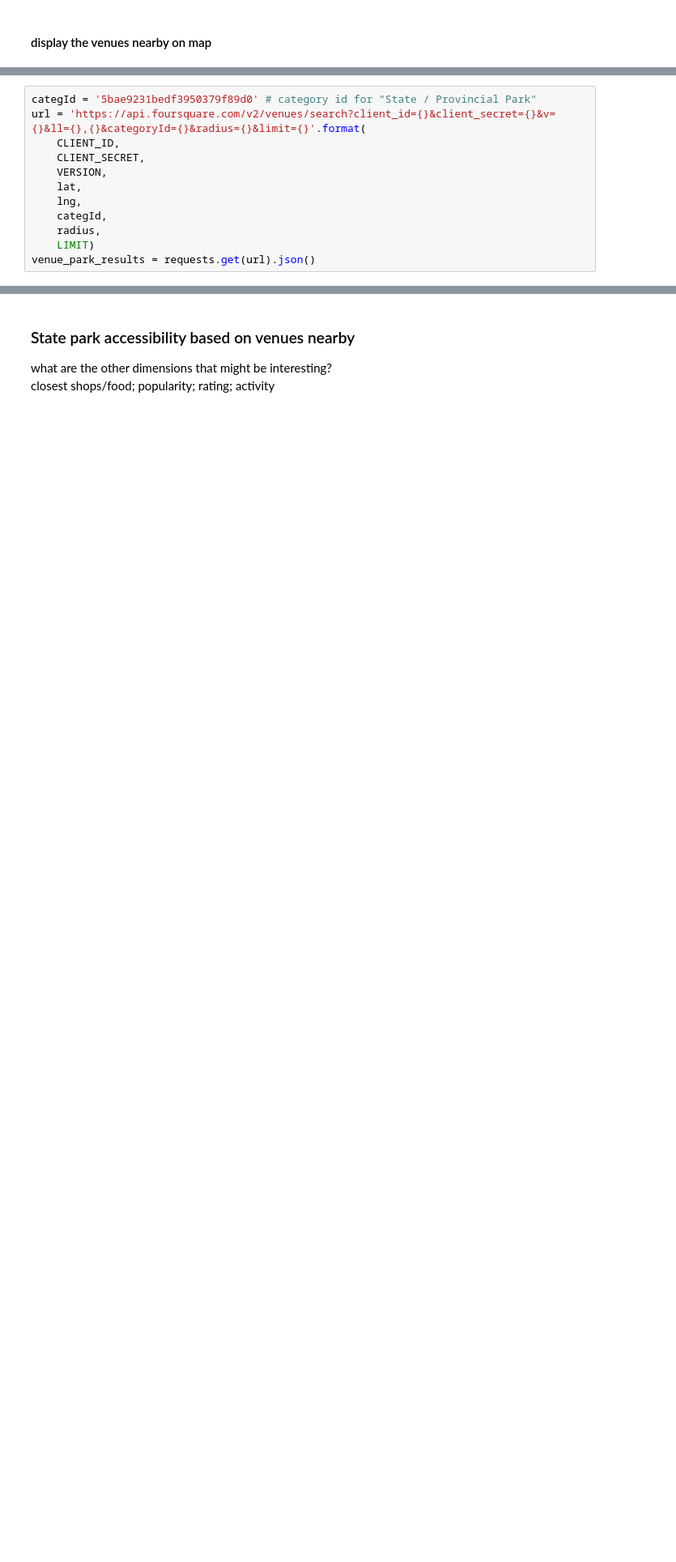
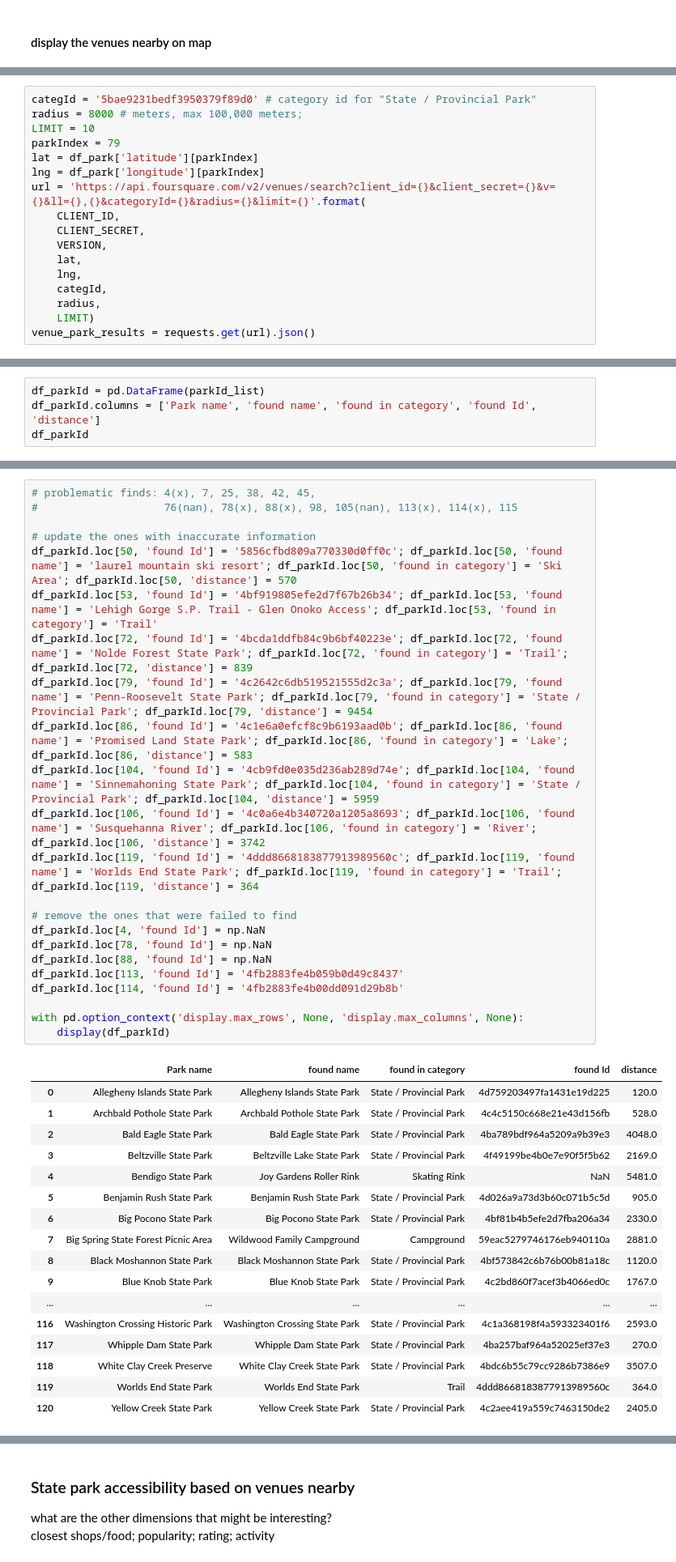
Before and after one commit to qcabel/PA-state-parks, a Jupyter notebook: state_park_PA_foursquare.ipynb, the cells around one changed output, grey strips where cells are left out. Shown at 81% size. Drawn from its saved outputs; the diff is of its cells as text; blank space fills up the shorter version.

```diff
--- a/state_park_PA_foursquare.ipynb
+++ b/state_park_PA_foursquare.ipynb
@@ -231,5 +392,10 @@ map_park
 # %%
 categId = '5bae9231bedf3950379f89d0' # category id for "State / Provincial Park"
+radius = 8000 # meters, max 100,000 meters;
+LIMIT = 10
+parkIndex = 79
+lat = df_park['latitude'][parkIndex]
+lng = df_park['longitude'][parkIndex]
 url = 'https://api.foursquare.com/v2/venues/search?client_id={}&client_secret={}&v={}&ll={},{}&categoryId={}&radius={}&limit={}'.format(
     CLIENT_ID,
     CLIENT_SECRET,
@@ -262,0 +461,4 @@ venue_park_results['response']['venues'][0]
+# %%
+df_parkId = pd.DataFrame(parkId_list)
+df_parkId.columns = ['Park name', 'found name', 'found in category', 'found Id', 'distance']
+df_parkId
@@ -262,0 +483,41 @@ venue_park_results['response']['venues'][0]
+# %%
+# problematic finds: 4(x), 7, 25, 38, 42, 45,
+#                    76(nan), 78(x), 88(x), 98, 105(nan), 113(x), 114(x), 115
+
+# update the ones with inaccurate information
+df_parkId.loc[50, 'found Id'] = '5856cfbd809a770330d0ff0c'; df_parkId.loc[50, 'found name'] = 'laurel mountain ski resort'; df_parkId.loc[50, 'found in category'] = 'Ski Area'; df_parkId.loc[50, 'distance'] = 570
+df_parkId.loc[53, 'found Id'] = '4bf919805efe2d7f67b26b34'; df_parkId.loc[53, 'found name'] = 'Lehigh Gorge S.P. Trail - Glen Onoko Access'; df_parkId.loc[53, 'found in category'] = 'Trail'
+df_parkId.loc[72, 'found Id'] = '4bcda1ddfb84c9b6bf40223e'; df_parkId.loc[72, 'found name'] = 'Nolde Forest State Park'; df_parkId.loc[72, 'found in category'] = 'Trail'; df_parkId.loc[72, 'distance'] = 839
+df_parkId.loc[79, 'found Id'] = '4c2642c6db519521555d2c3a'; df_parkId.loc[79, 'found name'] = 'Penn-Roosevelt State Park'; df_parkId.loc[79, 'found in category'] = 'State / Provincial Park'; df_parkId.loc[79, 'distance'] = 9454
+df_parkId.loc[86, 'found Id'] = '4c1e6a0efcf8c9b6193aad0b'; df_parkId.loc[86, 'found name'] = 'Promised Land State Park'; df_parkId.loc[86, 'found in category'] = 'Lake'; df_parkId.loc[86, 'distance'] = 583
+df_parkId.loc[104, 'found Id'] = '4cb9fd0e035d236ab289d74e'; df_parkId.loc[104, 'found name'] = 'Sinnemahoning State Park'; df_parkId.loc[104, 'found in category'] = 'State / Provincial Park'; df_parkId.loc[104, 'distance'] = 5959
+df_parkId.loc[106, 'found Id'] = '4c0a6e4b340720a1205a8693'; df_parkId.loc[106, 'found name'] = 'Susquehanna River'; df_parkId.loc[106, 'found in category'] = 'River'; df_parkId.loc[106, 'distance'] = 3742
+df_parkId.loc[119, 'found Id'] = '4ddd8668183877913989560c'; df_parkId.loc[119, 'found name'] = 'Worlds End State Park'; df_parkId.loc[119, 'found in category'] = 'Trail'; df_parkId.loc[119, 'distance'] = 364
+
+# remove the ones that were failed to find
+df_parkId.loc[4, 'found Id'] = np.NaN
+df_parkId.loc[78, 'found Id'] = np.NaN
+df_parkId.loc[88, 'found Id'] = np.NaN
+df_parkId.loc[113, 'found Id'] = '4fb2883fe4b059b0d49c8437'
+df_parkId.loc[114, 'found Id'] = '4fb2883fe4b00dd091d29b8b'
+
+with pd.option_context('display.max_rows', None, 'display.max_columns', None):
+    display(df_parkId)
+# %% [output]
+|  | Park name | found name | found in category | found Id | distance |
+| 0 | Allegheny Islands State Park | Allegheny Islands State Park | State / Provincial Park | 4d759203497fa1431e19d225 | 120.0 |
+| 1 | Archbald Pothole State Park | Archbald Pothole State Park | State / Provincial Park | 4c4c5150c668e21e43d156fb | 528.0 |
+| 2 | Bald Eagle State Park | Bald Eagle State Park | State / Provincial Park | 4ba789bdf964a5209a9b39e3 | 4048.0 |
+| 3 | Beltzville State Park | Beltzville Lake State Park | State / Provincial Park | 4f49199be4b0e7e90f5f5b62 | 2169.0 |
+| 4 | Bendigo State Park | Joy Gardens Roller Rink | Skating Rink | NaN | 5481.0 |
+| 5 | Benjamin Rush State Park | Benjamin Rush State Park | State / Provincial Park | 4d026a9a73d3b60c071b5c5d | 905.0 |
+| 6 | Big Pocono State Park | Big Pocono State Park | State / Provincial Park | 4bf81b4b5efe2d7fba206a34 | 2330.0 |
+| 7 | Big Spring State Forest Picnic Area | Wildwood Family Campground | Campground | 59eac5279746176eb940110a | 2881.0 |
+| 8 | Black Moshannon State Park | Black Moshannon State Park | State / Provincial Park | 4bf573842c6b76b00b81a18c | 1120.0 |
+| 9 | Blue Knob State Park | Blue Knob State Park | State / Provincial Park | 4c2bd860f7acef3b4066ed0c | 1767.0 |
+| ... | ... | ... | ... | ... | ... |
+| 116 | Washington Crossing Historic Park | Washington Crossing State Park | State / Provincial Park | 4c1a368198f4a593323401f6 | 2593.0 |
+| 117 | Whipple Dam State Park | Whipple Dam State Park | State / Provincial Park | 4ba257baf964a52025ef37e3 | 270.0 |
+| 118 | White Clay Creek Preserve | White Clay Creek State Park | State / Provincial Park | 4bdc6b55c79cc9286b7386e9 | 3507.0 |
+| 119 | Worlds End State Park | Worlds End State Park | Trail | 4ddd8668183877913989560c | 364.0 |
+| 120 | Yellow Creek State Park | Yellow Creek State Park | State / Provincial Park | 4c2aee419a559c7463150de2 | 2405.0 |
```
Also changed, not shown: parts of 35 cells of this notebook.
